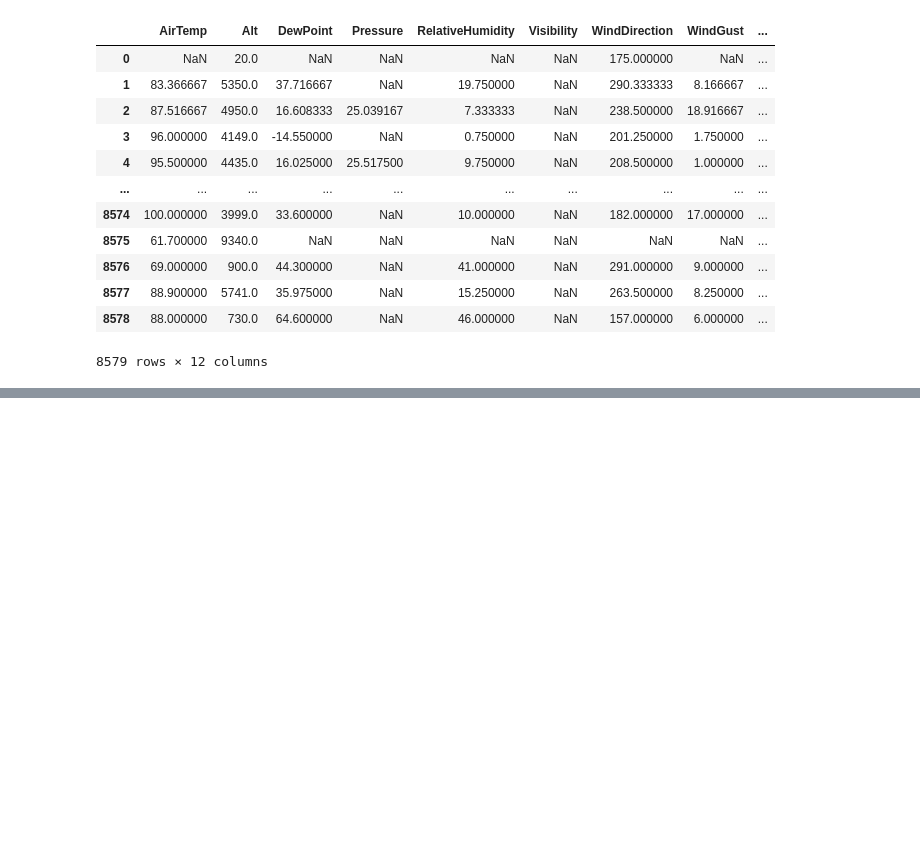
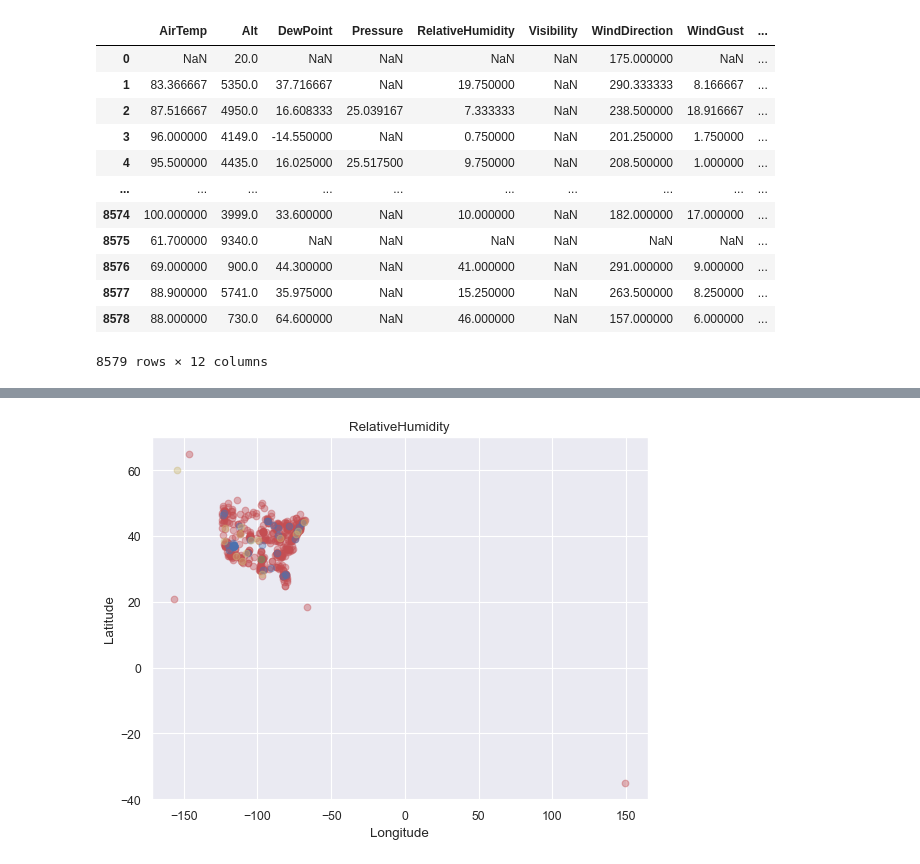
Before and after one commit to Vishal-K-Singh/darkSun, a Jupyter notebook: Untitled.ipynb, the cells around one changed output, grey strips where cells are left out. Drawn from its saved outputs; the diff is of its cells as text; code cells hidden in the pictures; blank space fills up the shorter version.

```diff
--- a/Untitled.ipynb
+++ b/Untitled.ipynb
@@ -69,0 +196,96 @@ table2
+# %%
+table3=table3.iloc[:500,:]
+table3["Cluster"]=km.labels_
+#table3
+
+# centroids = clusters' center points
+#centroids = cluster.cluster_centers_
+title="RelativeHumidity"
+weather_clusters=table3[["Lat","Longt","Cluster",title]]
+#print(weather_clusters)
+weather_clusters.to_csv('ClusteredDatanew.csv', index=False)
+# %%
+# plotting clusters
+k=4
+plt.figure(num=None, figsize=(8, 6), dpi=80)
+if k==2:
+    x_0=weather_clusters[weather_clusters.Cluster==0]["Longt"]
+    y_0=weather_clusters[weather_clusters.Cluster == 0]["Lat"]
+    c1=pl.scatter(x_0,y_0,c='r',marker='o',alpha=0.4)
+    x_1=weather_clusters[weather_clusters.Cluster==1]["Longt"]
+    y_1=weather_clusters[weather_clusters.Cluster == 1]["Lat"]
+    c2=pl.scatter(x_1,y_1,c='g',marker='o',alpha=0.4)
+    # Numbers of Elements in Clusters
+    print("Cluster0 Size:",len(x_0), ", Cluster1 Size:",len(x_1))
+
+    # Print Cluster Max, Min Points to determine Cluster Seperation Point
+    max_c0 = max(weather_clusters[weather_clusters.Cluster == 0][title])
+    min_c0 = min(weather_clusters[weather_clusters.Cluster == 0][title])
+    print("max_c0:", max_c0, " min_c0:", min_c0, "Color:R")
+    max_c1 = max(weather_clusters[weather_clusters.Cluster == 1][title])
+    min_c1 = min(weather_clusters[weather_clusters.Cluster == 1][title])
+    print("max_c1:", max_c1, " min_c1:", min_c1, "Color:G")
+
+elif k==3:
+    x_0 = weather_clusters[weather_clusters.Cluster == 0]["Longt"]
+    y_0 = weather_clusters[weather_clusters.Cluster == 0]["Lat"]
+    c1 = pl.scatter(x_0, y_0, c='r', marker='o', alpha=0.4)
+    x_1 = weather_clusters[weather_clusters.Cluster == 1]["Longt"]
+    y_1 = weather_clusters[weather_clusters.Cluster == 1]["Lat"]
+    c2 = pl.scatter(x_1, y_1, c='g', marker='o', alpha=0.4)
+    # for sensor fault visibility in figure
+    # c2 = pl.scatter(x_1, y_1, c='b', marker='x', alpha=1, s=300, linewidths=4, zorder=10)
+    x_2=weather_clusters[weather_clusters.Cluster==2]["Longt"]
+    y_2=weather_clusters[weather_clusters.Cluster == 2]["Lat"]
+    #c3 = pl.scatter(x_2, y_2, c='b', marker='x', alpha=1, s=300, linewidths=4, zorder=10)
+    c3=pl.scatter(x_2,y_2,c='b',marker='o', alpha=0.4)
+    # Numbers of Elements in Clusters
+    print("Cluster0 Size:", len(x_0), ", Cluster1 Size:", len(x_1), ", Cluster2 Size:", len(x_2))
+
+    # Print Cluster Max, Min Points to determine Cluster Seperation Point
+    max_c0 = max(weather_clusters[weather_clusters.Cluster == 0][title])
+    min_c0 = min(weather_clusters[weather_clusters.Cluster == 0][title])
+    print("max_c0:", max_c0, " min_c0:", min_c0, "Color:R")
+    max_c1 = max(weather_clusters[weather_clusters.Cluster == 1][title])
+    min_c1 = min(weather_clusters[weather_clusters.Cluster == 1][title])
+    print("max_c1:", max_c1, " min_c1:", min_c1, "Color:G")
+    max_c2 = max(weather_clusters[weather_clusters.Cluster == 2][title])
+    min_c2 = min(weather_clusters[weather_clusters.Cluster == 2][title])
+    print("max_c2:", max_c2, " min_c2:", min_c2, "Color:B")
+elif k==4:
+    x_0 = weather_clusters[weather_clusters.Cluster == 0]["Longt"]
+    y_0 = weather_clusters[weather_clusters.Cluster == 0]["Lat"]
+    c1 = pl.scatter(x_0, y_0, c='r', marker='o', alpha=0.4)
+    x_1 = weather_clusters[weather_clusters.Cluster == 1]["Longt"]
+    y_1 = weather_clusters[weather_clusters.Cluster == 1]["Lat"]
+    #c2 = pl.scatter(x_1, y_1, c='g', marker='x', alpha=0.8, s=169, linewidths=3, zorder=10)
+    c2 = pl.scatter(x_1, y_1, c='g', marker='o', alpha=0.4)
+    x_2 = weather_clusters[weather_clusters.Cluster == 2]["Longt"]
+    y_2 = weather_clusters[weather_clusters.Cluster == 2]["Lat"]
+    c3 = pl.scatter(x_2, y_2, c='b', marker='o', alpha=0.4)
+    x_3=weather_clusters[weather_clusters.Cluster==3]["Longt"]
+    y_3=weather_clusters[weather_clusters.Cluster == 3]["Lat"]
+    c3=pl.scatter(x_3,y_3,c='y',marker='o', alpha=0.4)
+    # Numbers of Elements in Clusters
+    print("Cluster0 Size:", len(x_0), ", Cluster1 Size:", len(x_1), ", Cluster2 Size:", len(x_2), ", Cluster3 Size:", len(x_3))
+
+    # Print Cluster Max, Min Points to determine Cluster Seperation Point
+    max_c0 = max(weather_clusters[weather_clusters.Cluster == 0][title])
+    min_c0 = min(weather_clusters[weather_clusters.Cluster == 0][title])
+    print("max_c0:", max_c0, " min_c0:", min_c0, "Color:R")
+    max_c1 = max(weather_clusters[weather_clusters.Cluster == 1][title])
+    min_c1 = min(weather_clusters[weather_clusters.Cluster == 1][title])
+    print("max_c1:", max_c1, " min_c1:", min_c1, "Color:G")
+    max_c2 = max(weather_clusters[weather_clusters.Cluster == 2][title])
+    min_c2 = min(weather_clusters[weather_clusters.Cluster == 2][title])
+    print("max_c2:", max_c2, " min_c2:", min_c2, "Color:B")
+    max_c3 = max(weather_clusters[weather_clusters.Cluster == 3][title])
+    min_c3 = min(weather_clusters[weather_clusters.Cluster == 3][title])
+    print("max_c3:", max_c3, " min_c3:", min_c3, "Color:Y")
+
+pl.xlabel('Longitude')
+pl.ylabel('Latitude')
+pl.title(title)
+pl.savefig("plot_output.png")
+pl.show()
+# %% [output]
@@ -69,0 +297 @@ table2
+[figure, added]
```
Also changed, not shown: parts of 11 cells of this notebook, 2 other files.
